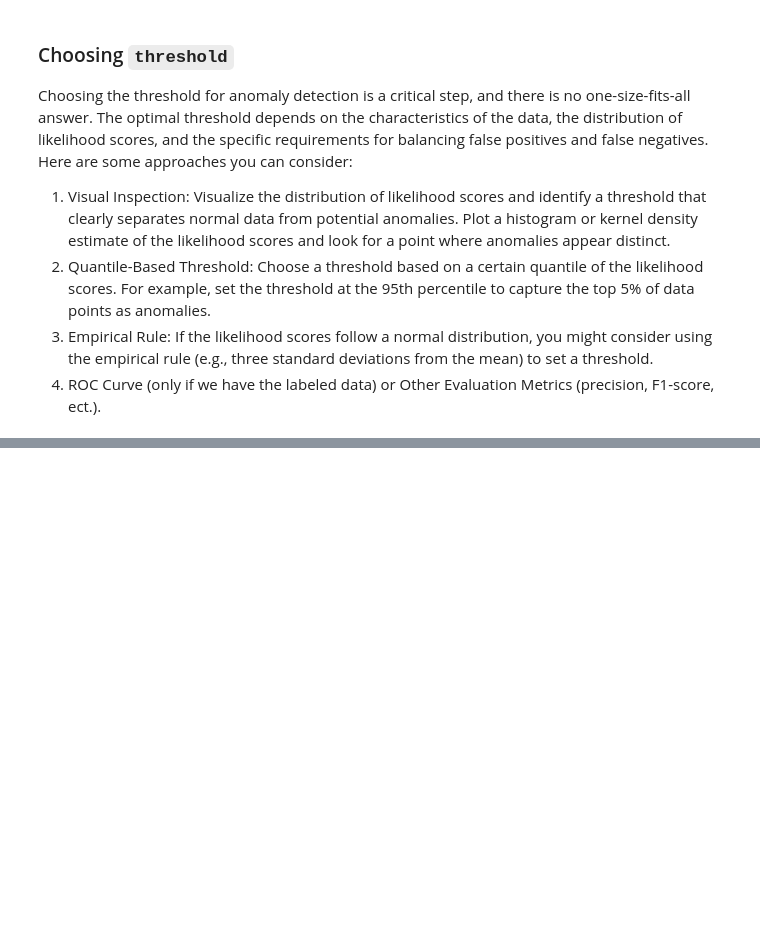
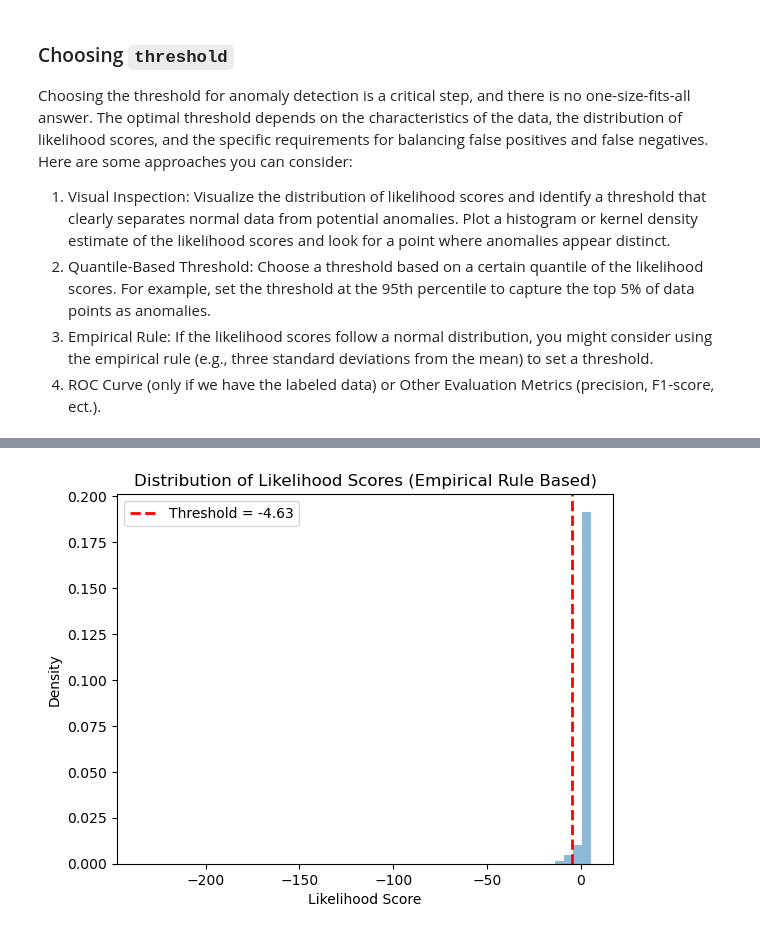
Before and after one commit to yli3-chwy/PulseGuard-Sales, a Jupyter notebook: notebooks/small_set_sales_by_date_sku_zip_GMM copy.ipynb, the cells around one changed output, grey strips where cells are left out. Cells and saved outputs as stored; diff of their text form; code cells hidden in the pictures; blank space fills up the shorter version.

```diff
--- a/notebooks/small_set_sales_by_date_sku_zip_GMM copy.ipynb
+++ b/notebooks/small_set_sales_by_date_sku_zip_GMM copy.ipynb
@@ -566,0 +652,19 @@ threshold = mean_likelihood - 3 * std_dev_likelihood
+# %%
+# Choose the threshold based on the empirical rule
+
+mean_likelihood = np.mean(score)
+std_dev_likelihood = np.std(score)
+threshold = mean_likelihood - 3 * std_dev_likelihood
+threshold
+
+# Visualize the distribution of likelihood scores
+
+plt.hist(score, bins=50, density=True, alpha=0.5)
+plt.axvline(threshold, color='red', linestyle='dashed', linewidth=2, label='Threshold')
+plt.xlabel('Likelihood Score')
+plt.ylabel('Density')
+plt.title('Distribution of Likelihood Scores (Empirical Rule Based)')
+plt.legend(labels=[f'Threshold = {round(threshold, 2)}'])
+plt.show()
+# %% [output]
+[figure, added]
```
Also changed, not shown: parts of 7 cells of this notebook, 1 other file.
